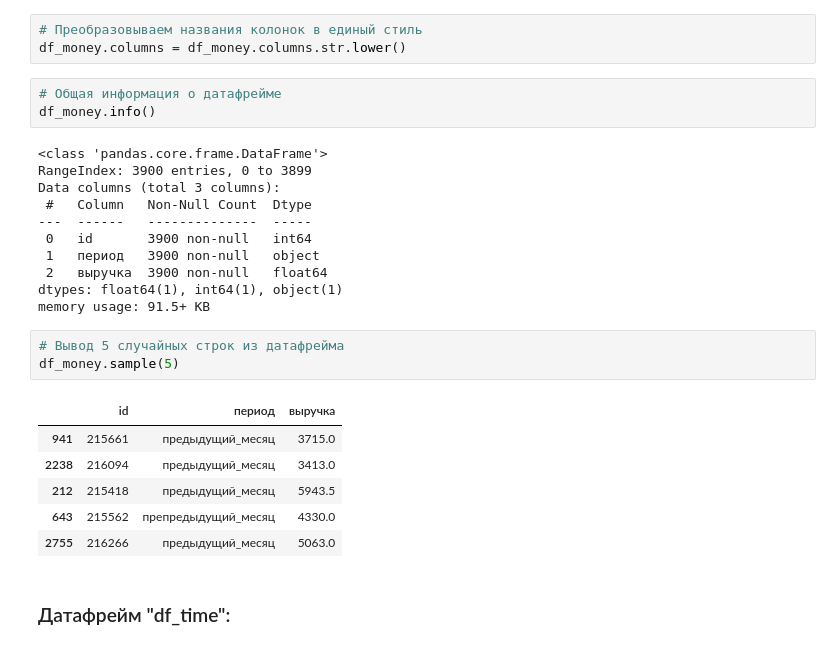
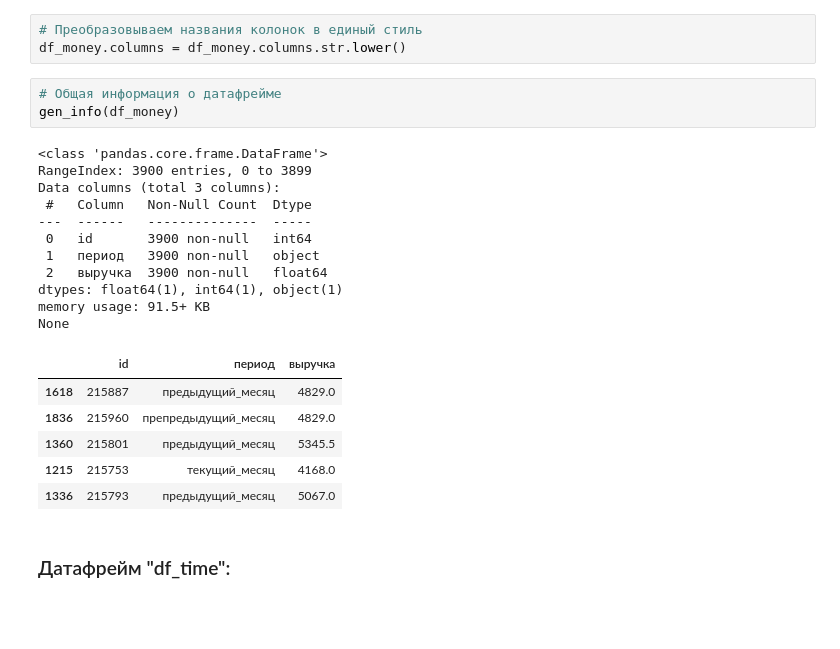
Before and after one commit to KirillShiryaev61/customer_activity_prediction, a Jupyter notebook: customer_activity_prediction.ipynb, the cells around one changed output. Saved outputs shown, nothing was run; the diff lists cells and outputs as text; blank space fills up the shorter version.

```diff
--- a/Обучение с учителем.ipynb
+++ b/customer_activity_prediction.ipynb
@@ -407,28 +410,25 @@ df.sample(5)
 df_money.columns = df_money.columns.str.lower()
 # %%
 # Общая информация о датафрейме
-df_money.info()
+gen_info(df_money)
 # %% [output]
 <class 'pandas.core.frame.DataFrame'>
 RangeIndex: 3900 entries, 0 to 3899
 Data columns (total 3 columns):
  #   Column   Non-Null Count  Dtype
 ---  ------   --------------  -----
  0   id       3900 non-null   int64
  1   период   3900 non-null   object
  2   выручка  3900 non-null   float64
 dtypes: float64(1), int64(1), object(1)
 memory usage: 91.5+ KB
+None
+|  | id | период | выручка |
+| 1618 | 215887 | предыдущий_месяц | 4829.0 |
+| 1836 | 215960 | препредыдущий_месяц | 4829.0 |
+| 1360 | 215801 | предыдущий_месяц | 5345.5 |
+| 1215 | 215753 | текущий_месяц | 4168.0 |
+| 1336 | 215793 | предыдущий_месяц | 5067.0 |
-# %%
-# Вывод 5 случайных строк из датафрейма
-df_money.sample(5)
-# %% [output]
-|  | id | период | выручка |
-| 941 | 215661 | предыдущий_месяц | 3715.0 |
-| 2238 | 216094 | предыдущий_месяц | 3413.0 |
-| 212 | 215418 | предыдущий_месяц | 5943.5 |
-| 643 | 215562 | препредыдущий_месяц | 4330.0 |
-| 2755 | 216266 | предыдущий_месяц | 5063.0 |
 # %% [markdown]
 ### Датафрейм "df_time":
 # %% [markdown]
```
Also changed, not shown: parts of 13 cells of this notebook, 2 other files.
